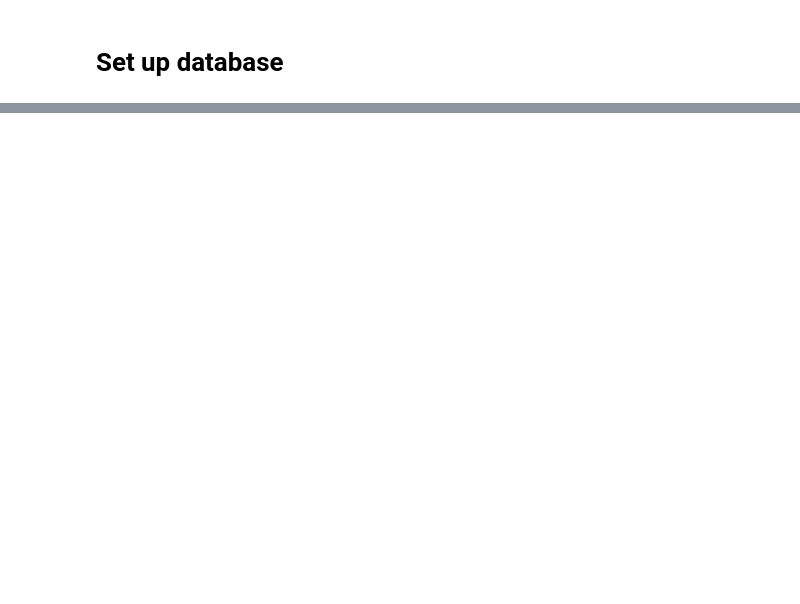
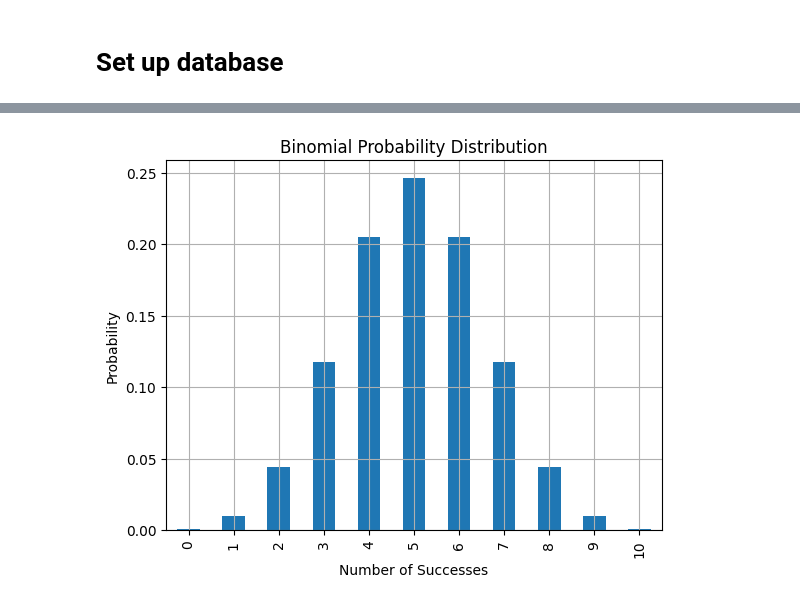
Before and after one commit to Bancie/LearningDB, a Jupyter notebook: data_analyst/distribution_analysis.ipynb, the cells around one changed output, grey strips where cells are left out. Cells and saved outputs as stored; diff of their text form; code cells hidden in the pictures; blank space fills up the shorter version.

```diff
--- a/data_analyst/distribution_analysis.ipynb
+++ b/data_analyst/distribution_analysis.ipynb
@@ -135,0 +51,2 @@ plt.show()
+# %%
+n = 10
@@ -135,0 +55,2 @@ plt.show()
+# %%
+p = 0.5
@@ -135,0 +59,11 @@ plt.show()
+# %%
+k_values = list(range(n + 1))
+
+probabilities = [binom.pmf(k, n, p) for k in k_values]
+
+df = pd.DataFrame({
+    'Successes (k)': k_values,
+    'P(X = k)': probabilities
+})
+
+print(df)
@@ -135,0 +83,8 @@ plt.show()
+# %%
+df.plot(x='Successes (k)', y='P(X = k)', kind='bar', legend=False, title='Binomial Probability Distribution')
+plt.ylabel('Probability')
+plt.xlabel('Number of Successes')
+plt.grid(True)
+plt.show()
+# %% [output]
+[figure, added]
```
Also changed, not shown: parts of 19 cells of this notebook, 2 other files.
